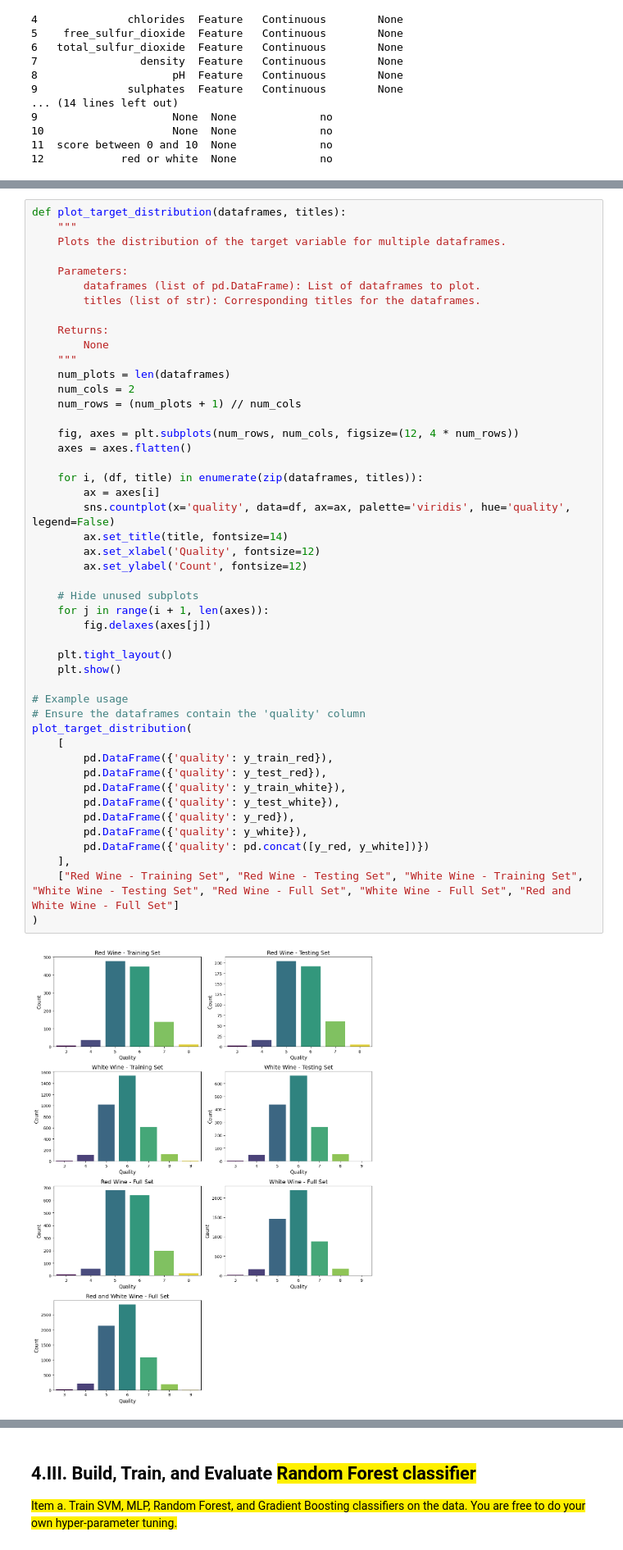
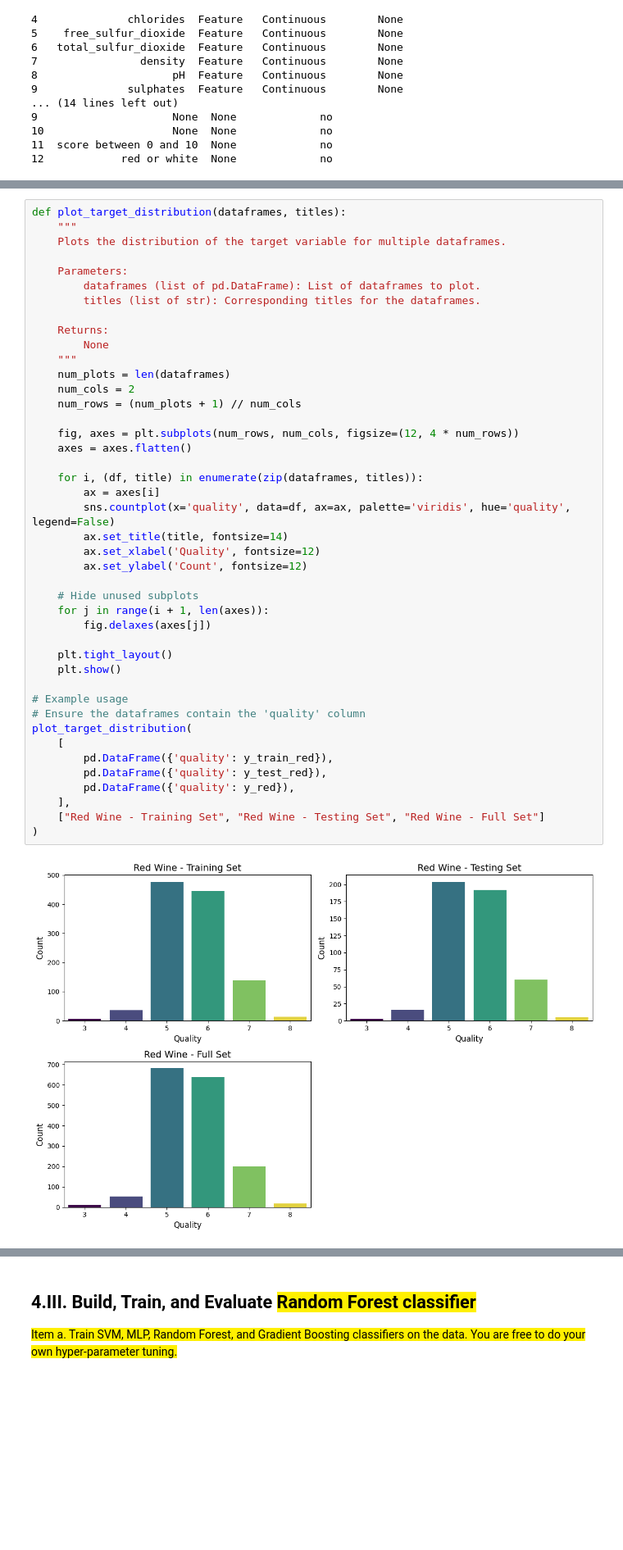
Before and after one commit to jonmaaku/AI221-machine-problems, a Jupyter notebook: mp3/MP3.ipynb, the cells around one changed output, grey strips where cells are left out. Shown: that part at 82% size. Cells and saved outputs as stored; diff of their text form; blank space fills up the shorter version.

```diff
--- a/mp3/MP3.ipynb
+++ b/mp3/MP3.ipynb
@@ -111,36 +140,32 @@ def plot_target_distribution(dataframes, titles):
     num_cols = 2
     num_rows = (num_plots + 1) // num_cols
 
     fig, axes = plt.subplots(num_rows, num_cols, figsize=(12, 4 * num_rows))
     axes = axes.flatten()
 
     for i, (df, title) in enumerate(zip(dataframes, titles)):
         ax = axes[i]
         sns.countplot(x='quality', data=df, ax=ax, palette='viridis', hue='quality', legend=False)
         ax.set_title(title, fontsize=14)
         ax.set_xlabel('Quality', fontsize=12)
         ax.set_ylabel('Count', fontsize=12)
 
     # Hide unused subplots
     for j in range(i + 1, len(axes)):
         fig.delaxes(axes[j])
 
     plt.tight_layout()
     plt.show()
 
 # Example usage
 # Ensure the dataframes contain the 'quality' column
 plot_target_distribution(
     [
         pd.DataFrame({'quality': y_train_red}),
         pd.DataFrame({'quality': y_test_red}),
-        pd.DataFrame({'quality': y_train_white}),
-        pd.DataFrame({'quality': y_test_white}),
         pd.DataFrame({'quality': y_red}),
-        pd.DataFrame({'quality': y_white}),
-        pd.DataFrame({'quality': pd.concat([y_red, y_white])})
     ],
-    ["Red Wine - Training Set", "Red Wine - Testing Set", "White Wine - Training Set", "White Wine - Testing Set", "Red Wine - Full Set", "White Wine - Full Set", "Red and White Wine - Full Set"]
+    ["Red Wine - Training Set", "Red Wine - Testing Set", "Red Wine - Full Set"]
 )
 # %% [output]
-[figure, old version]
+[figure, new version]
```
Also changed, not shown: parts of 45 cells of this notebook, 4 other files.
